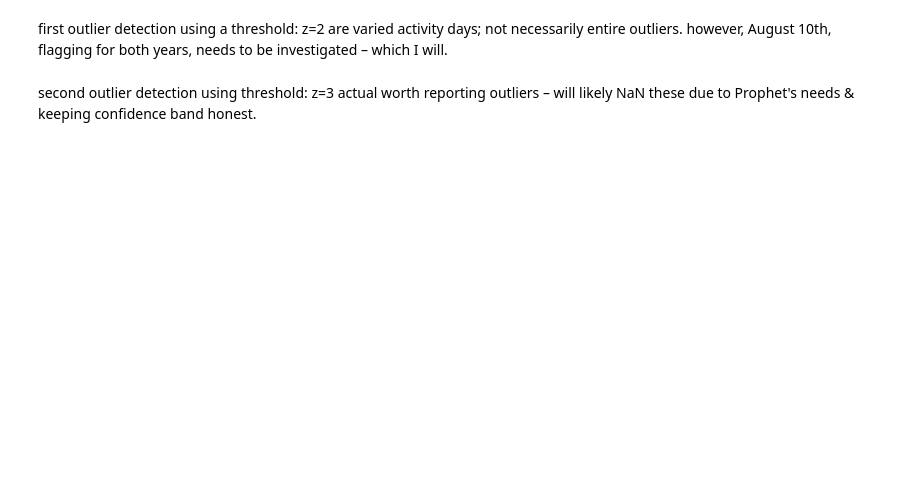
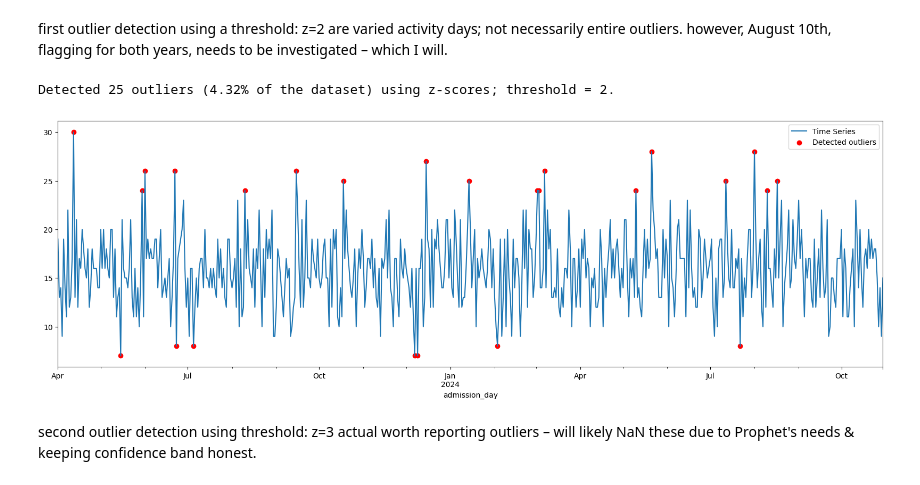
Before and after one commit to Mikayla-ds2/surge-sense, a Jupyter notebook: time_series_eda.ipynb, the cells around one changed output. Saved outputs shown, nothing was run; the diff lists cells and outputs as text; code cells hidden in the pictures; blank space fills up the shorter version.

```diff
--- a/time_series_eda.ipynb
+++ b/time_series_eda.ipynb
@@ -310,17 +323,20 @@ first outlier detection using a threshold: z=2 are varied activity days; not nec
 # %%
 # outlier detection -
 df = data.copy()
 df['z_score'] = np.abs((df['visit_count'] - df['visit_count'].mean()) / df['visit_count'].std())
-outliers_z_score = df[df['z_score'] > 2]
-z_outlier_percent = (len(outliers_z_score) / len(df)) * 100
+outliers_z2_score = df[df['z_score'] > 2]
+z_outlier_percent = (len(outliers_z2_score) / len(df)) * 100
 
-print(f"Detected {len(outliers_z_score)} outliers ({z_outlier_percent:.2f}% of the dataset) using z-scores; threshold = 2.\n")
+print(f"Detected {len(outliers_z2_score)} outliers ({z_outlier_percent:.2f}% of the dataset) using z-scores; threshold = 2.\n")
 
 ax = data.plot(x='admission_day', y='visit_count', label="Time Series", figsize=(20, 6))
-outlier_dates = matplotlib.dates.date2num(outliers_z_score['admission_day'])
-ax.scatter(outlier_dates, outliers_z_score['visit_count'], color='red', label='Detected outliers')
+outlier_dates = matplotlib.dates.date2num(outliers_z2_score['admission_day'])
+ax.scatter(outlier_dates, outliers_z2_score['visit_count'], color='red', label='Detected outliers')
 ax.legend()
 plt.show()
+# %% [output]
+Detected 25 outliers (4.32% of the dataset) using z-scores; threshold = 2.
+[figure, added]
 # %% [markdown]
 second outlier detection using threshold: z=3 actual worth reporting outliers – will likely NaN these due to Prophet's needs & keeping confidence band honest.
 # %%
```
Also changed, not shown: parts of 9 cells of this notebook, 2 other files.
